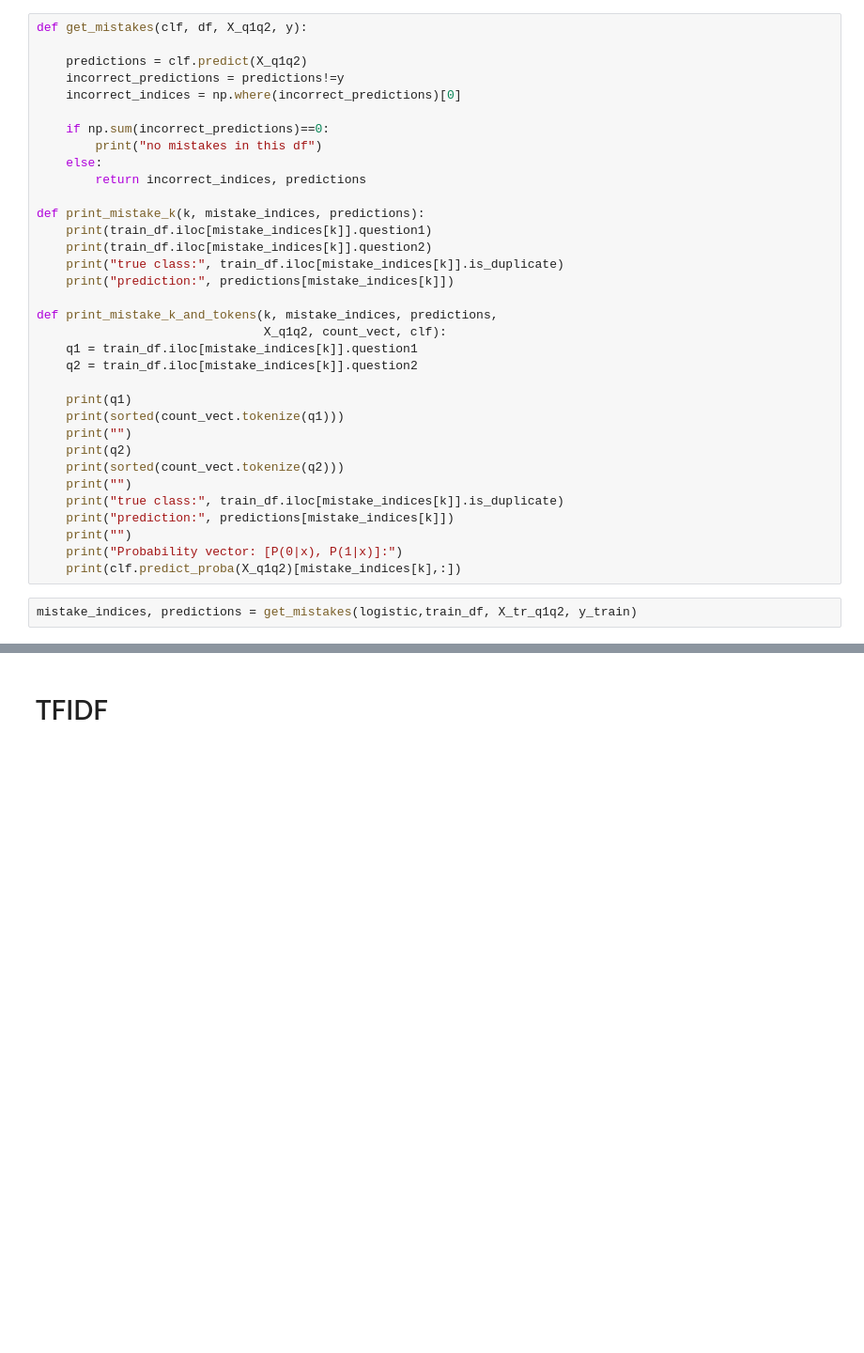
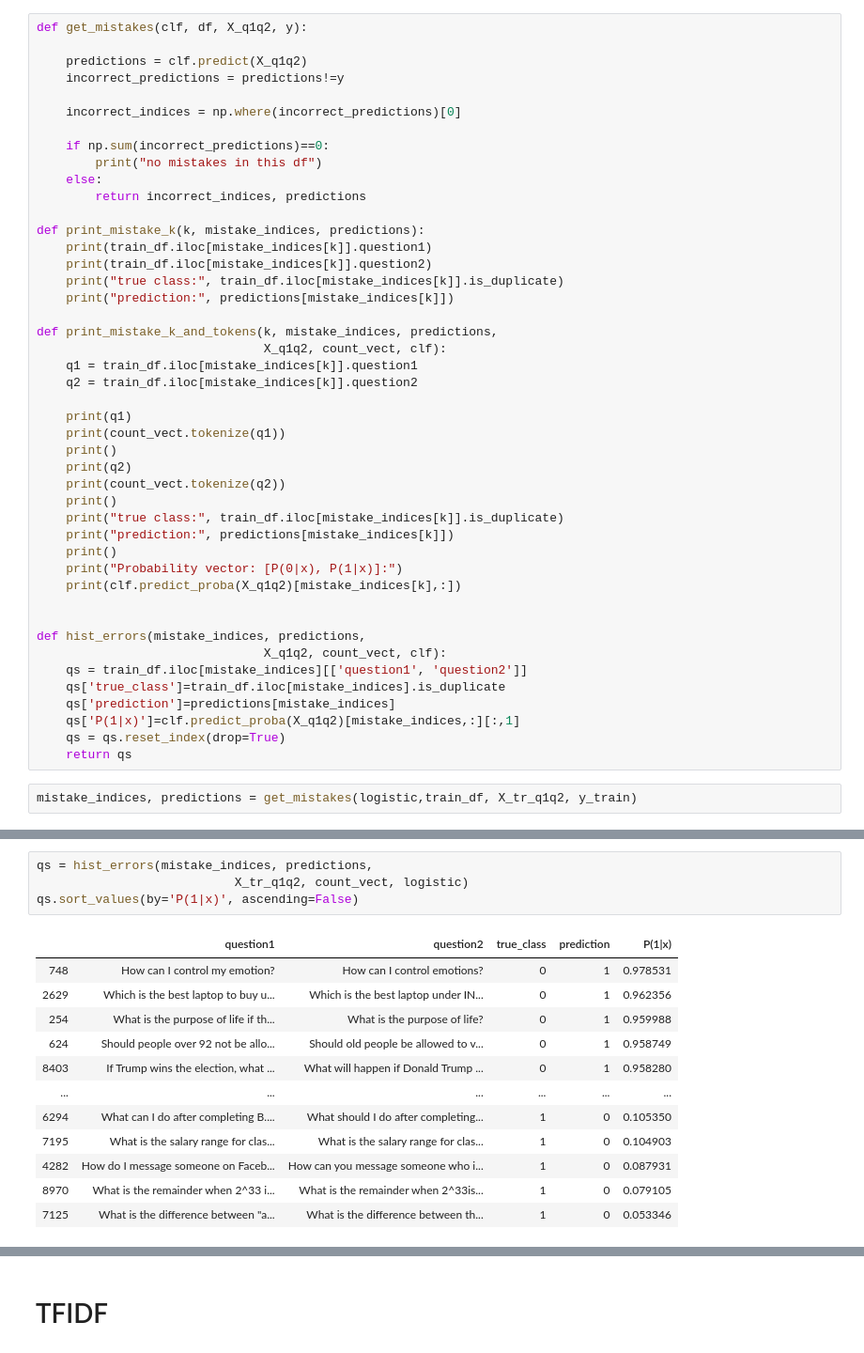
Before and after one commit to jordisc97/NLP-Assignment-1, a Jupyter notebook: 00_Base_Pere.ipynb, the cells around one changed output, grey strips where cells are left out. Shown at 94% size. Saved outputs shown, nothing was run; the diff lists cells and outputs as text; blank space fills up the shorter version.

```diff
--- a/00_Base_Pere.ipynb
+++ b/00_Base_Pere.ipynb
@@ -74,6 +132,7 @@ def get_mistakes(clf, df, X_q1q2, y):
 
     predictions = clf.predict(X_q1q2)
     incorrect_predictions = predictions!=y
+
     incorrect_indices = np.where(incorrect_predictions)[0]
 
     if np.sum(incorrect_predictions)==0:
@@ -93,15 +152,25 @@ def print_mistake_k_and_tokens(k, mistake_indices, predictions,
     q2 = train_df.iloc[mistake_indices[k]].question2
 
     print(q1)
-    print(sorted(count_vect.tokenize(q1)))
-    print("")
+    print(count_vect.tokenize(q1))
+    print()
     print(q2)
-    print(sorted(count_vect.tokenize(q2)))
-    print("")
+    print(count_vect.tokenize(q2))
+    print()
     print("true class:", train_df.iloc[mistake_indices[k]].is_duplicate)
     print("prediction:", predictions[mistake_indices[k]])
-    print("")
+    print()
     print("Probability vector: [P(0|x), P(1|x)]:")
     print(clf.predict_proba(X_q1q2)[mistake_indices[k],:])
+
+
+def hist_errors(mistake_indices, predictions,
+                               X_q1q2, count_vect, clf):
+    qs = train_df.iloc[mistake_indices][['question1', 'question2']]
+    qs['true_class']=train_df.iloc[mistake_indices].is_duplicate
+    qs['prediction']=predictions[mistake_indices]
+    qs['P(1|x)']=clf.predict_proba(X_q1q2)[mistake_indices,:][:,1]
+    qs = qs.reset_index(drop=True)
+    return qs
 # %%
 mistake_indices, predictions = get_mistakes(logistic,train_df, X_tr_q1q2, y_train)
@@ -129,0 +203,17 @@ Probability vector: [P(0|x), P(1|x)]:
+# %%
+qs = hist_errors(mistake_indices, predictions,
+                           X_tr_q1q2, count_vect, logistic)
+qs.sort_values(by='P(1|x)', ascending=False)
+# %% [output]
+|  | question1 | question2 | true_class | prediction | P(1|x) |
+| 748 | How can I control my emotion? | How can I control emotions? | 0 | 1 | 0.978531 |
+| 2629 | Which is the best laptop to buy u... | Which is the best laptop under IN... | 0 | 1 | 0.962356 |
+| 254 | What is the purpose of life if th... | What is the purpose of life? | 0 | 1 | 0.959988 |
+| 624 | Should people over 92 not be allo... | Should old people be allowed to v... | 0 | 1 | 0.958749 |
+| 8403 | If Trump wins the election, what ... | What will happen if Donald Trump ... | 0 | 1 | 0.958280 |
+| ... | ... | ... | ... | ... | ... |
+| 6294 | What can I do after completing B.... | What should I do after completing... | 1 | 0 | 0.105350 |
+| 7195 | What is the salary range for clas... | What is the salary range for clas... | 1 | 0 | 0.104903 |
+| 4282 | How do I message someone on Faceb... | How can you message someone who i... | 1 | 0 | 0.087931 |
+| 8970 | What is the remainder when 2^33 i... | What is the remainder when 2^33is... | 1 | 0 | 0.079105 |
+| 7125 | What is the difference between "a... | What is the difference between th... | 1 | 0 | 0.053346 |
```
Also changed, not shown: parts of 14 cells of this notebook.
